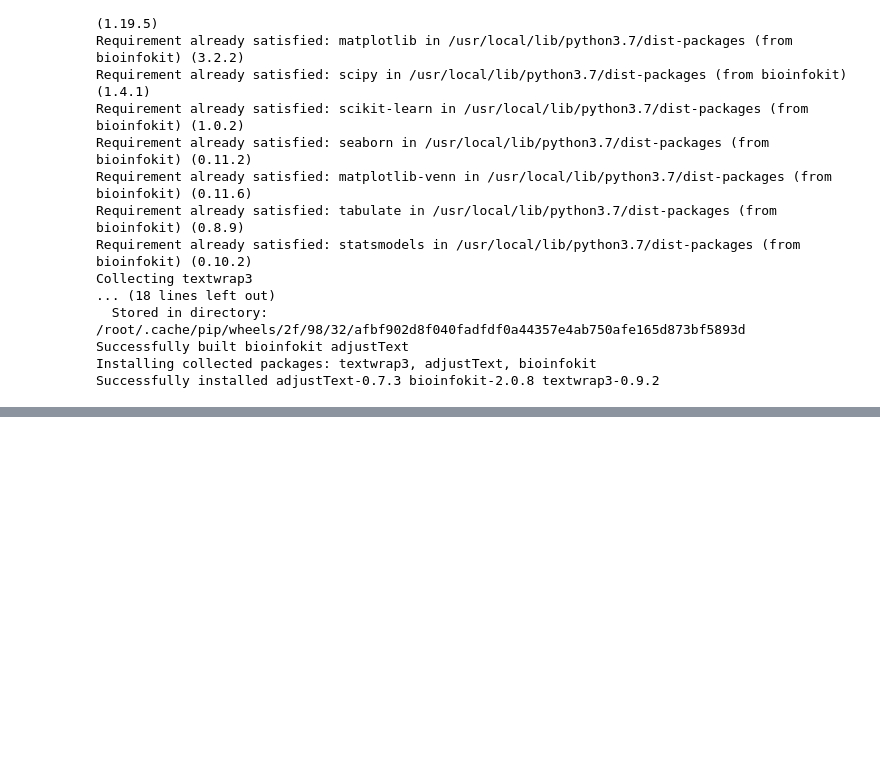
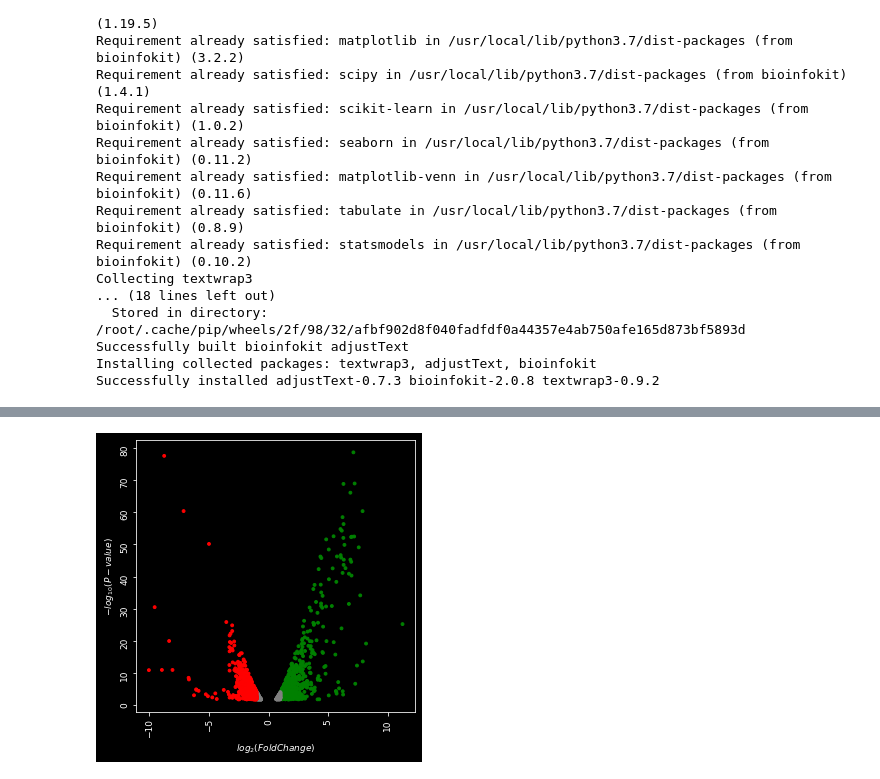
Before and after one commit to sivakumarkc/dataanalysis, a Jupyter notebook: volcanoplot.ipynb, the cells around one changed output, grey strips where cells are left out. Cells and saved outputs as stored; diff of their text form; code cells hidden in the pictures; blank space fills up the shorter version.

```diff
--- a/volcanoplot.ipynb
+++ b/volcanoplot.ipynb
@@ -48,2 +58,4 @@ df.head(5)
 # %%
-visuz.GeneExpression.volcano(df=df, lfc='logFC', pv='PValue')
+visuz.GeneExpression.volcano(df=df, lfc='log2FC', pv='PValue', theme='dark',show=True)
+# %% [output]
+[figure, added]
```
Also changed, not shown: parts of 23 cells of this notebook.
